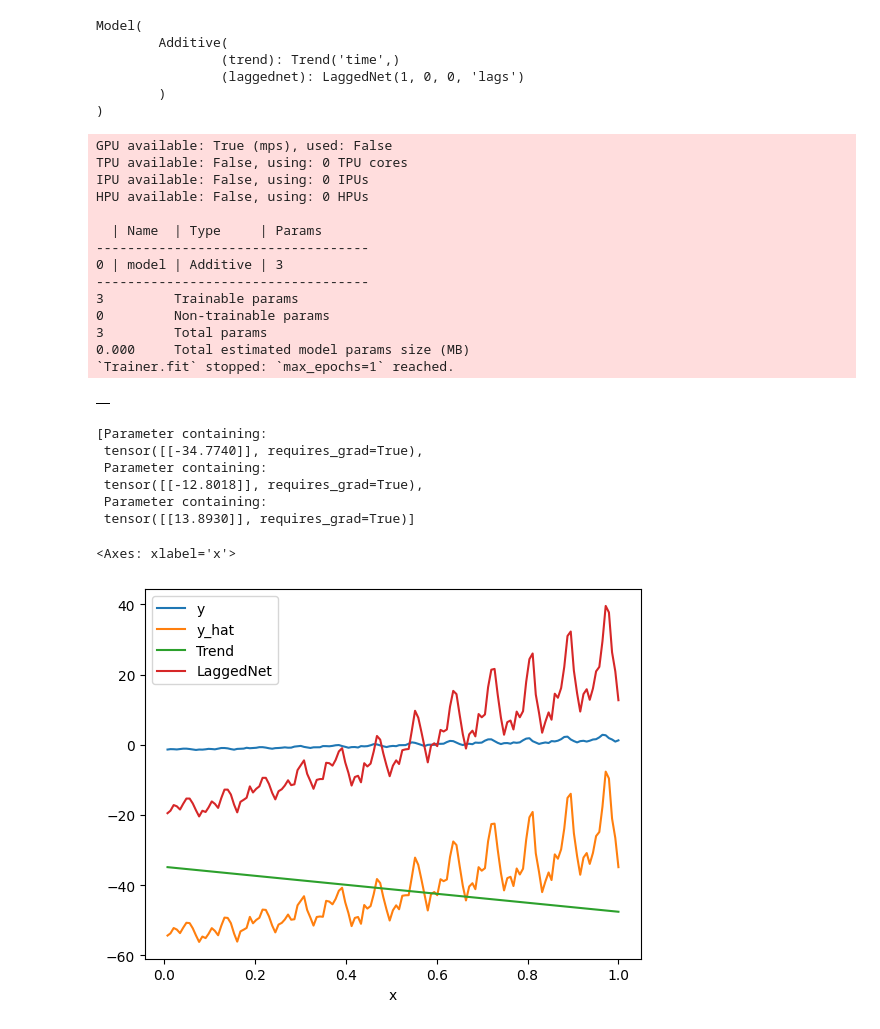
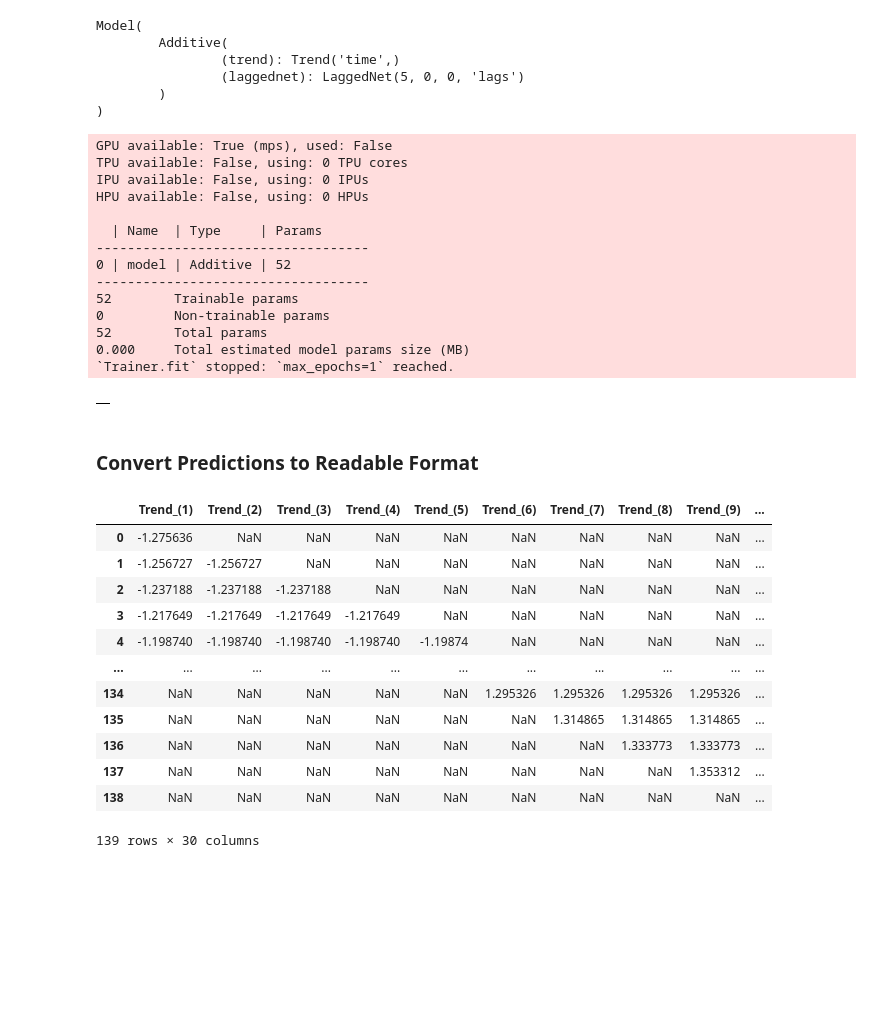
Before and after one commit to karl-richter/ModularProphet, a Jupyter notebook: forecaster.ipynb, the cells around one changed output. Cells and saved outputs as stored; diff of their text form; code cells hidden in the pictures; blank space fills up the shorter version.

```diff
--- a/forecaster.ipynb
+++ b/forecaster.ipynb
@@ -28,17 +29,22 @@ config = ConfigFactory.parse_string(json.dumps({
     }
 }))
 # %%
-m = ModularProphet(Additive(Trend(), LaggedNet(n_lags=1)))
+m = ModularProphet(
+    Additive(
+        Trend(),
+        LaggedNet(n_lags=5)
+    )
+)
 m
 # %% [output]
 Model(
         Additive(
                 (trend): Trend('time',)
-                (laggednet): LaggedNet(1, 0, 0, 'lags')
+                (laggednet): LaggedNet(5, 0, 0, 'lags')
         )
 )
 # %%
-m.fit(df, config, n_forecasts=1)
+m.fit(df, config, n_forecasts=10)
 # %% [output]
 GPU available: True (mps), used: False
 TPU available: False, using: 0 TPU cores
@@ -47,21 +53,12 @@ HPU available: False, using: 0 HPUs
 
   | Name  | Type     | Params
 -----------------------------------
-0 | model | Additive | 3
+0 | model | Additive | 52
 -----------------------------------
-3         Trainable params
+52        Trainable params
 0         Non-trainable params
-3         Total params
+52        Total params
 0.000     Total estimated model params size (MB)
 `Trainer.fit` stopped: `max_epochs=1` reached.
 |  |
-# %%
-list(m.model.parameters())
-# %% [output]
-[Parameter containing:
- tensor([[-34.7740]], requires_grad=True),
- Parameter containing:
- tensor([[-12.8018]], requires_grad=True),
- Parameter containing:
- tensor([[13.8930]], requires_grad=True)]
 # %%
@@ -69,5 +66,2 @@ prediction = m.predict(df)
-# %%
-prediction.plot(x="x", y=[c for c in prediction.columns if c != "x"])
-# %% [output]
-<Axes: xlabel='x'>
-[figure, removed]
+# %% [markdown]
+### Convert Predictions to Readable Format
@@ -73,0 +83,19 @@ prediction.plot(x="x", y=[c for c in prediction.columns if c != "x"])
+# %%
+prediction_df = {name: array_to_df(name, c) for name, c in components.items()}
+prediction_df = pd.concat(prediction_df.values(), axis=1)
+staircase_df = long_to_staircase_df(prediction_df)
+staircase_df
+# %% [output]
+|  | Trend_(1) | Trend_(2) | Trend_(3) | Trend_(4) | Trend_(5) | Trend_(6) | Trend_(7) | Trend_(8) | Trend_(9) | ... |
+| 0 | -1.275636 | NaN | NaN | NaN | NaN | NaN | NaN | NaN | NaN | ... |
+| 1 | -1.256727 | -1.256727 | NaN | NaN | NaN | NaN | NaN | NaN | NaN | ... |
+| 2 | -1.237188 | -1.237188 | -1.237188 | NaN | NaN | NaN | NaN | NaN | NaN | ... |
+| 3 | -1.217649 | -1.217649 | -1.217649 | -1.217649 | NaN | NaN | NaN | NaN | NaN | ... |
+| 4 | -1.198740 | -1.198740 | -1.198740 | -1.198740 | -1.19874 | NaN | NaN | NaN | NaN | ... |
+| ... | ... | ... | ... | ... | ... | ... | ... | ... | ... | ... |
+| 134 | NaN | NaN | NaN | NaN | NaN | 1.295326 | 1.295326 | 1.295326 | 1.295326 | ... |
+| 135 | NaN | NaN | NaN | NaN | NaN | NaN | 1.314865 | 1.314865 | 1.314865 | ... |
+| 136 | NaN | NaN | NaN | NaN | NaN | NaN | NaN | 1.333773 | 1.333773 | ... |
+| 137 | NaN | NaN | NaN | NaN | NaN | NaN | NaN | NaN | 1.353312 | ... |
+| 138 | NaN | NaN | NaN | NaN | NaN | NaN | NaN | NaN | NaN | ... |
+139 rows × 30 columns
```
Also changed, not shown: parts of 8 cells of this notebook, 1 other file.
